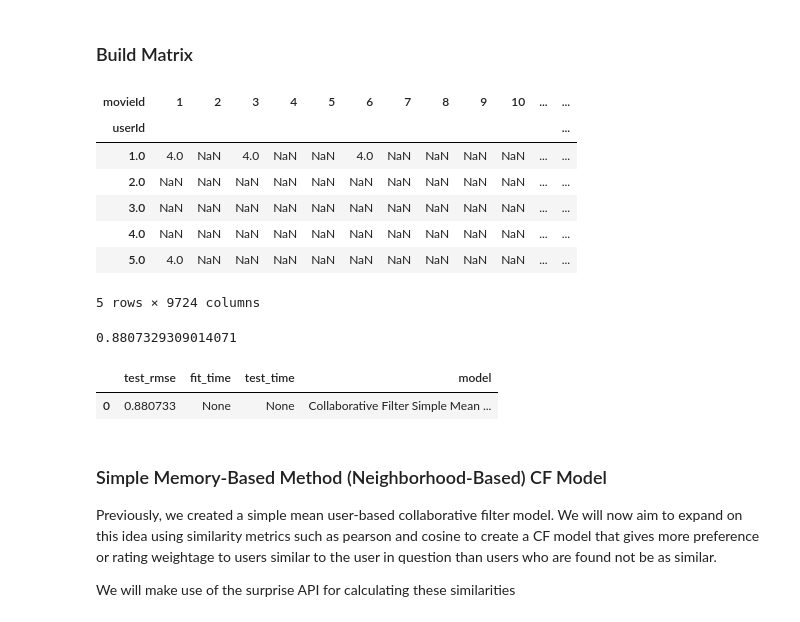
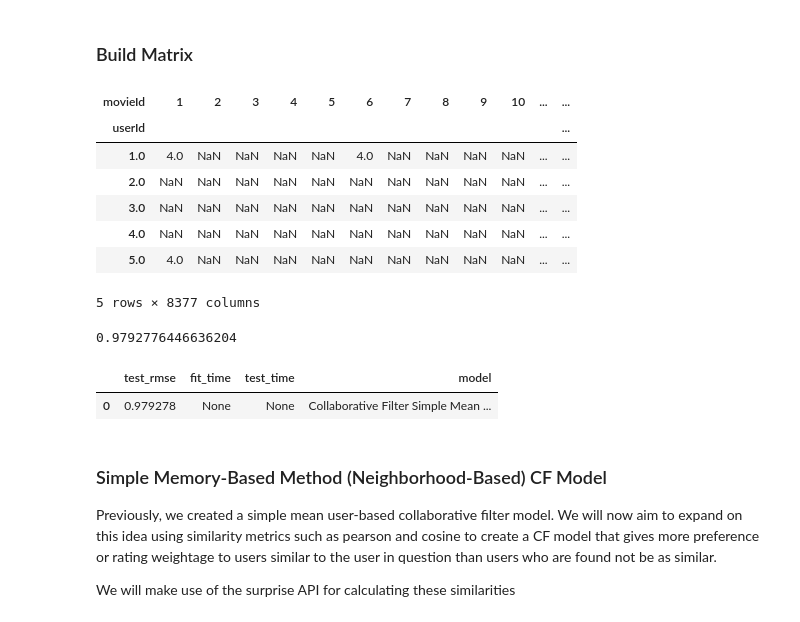
Before and after one commit to melvyg/Personalized-Movie-Recommendation-Sytem, a Jupyter notebook: 0-MovieLens_Recommendation_System.ipynb, the cells around one changed output. Cells and saved outputs as stored; diff of their text form; code cells hidden in the pictures.

```diff
--- a/0-MovieLens_Recommendation_System.ipynb
+++ b/0-MovieLens_Recommendation_System.ipynb
@@ -154,7 +154,7 @@ X = movieRatings_df.copy()
 y = movieRatings_df['userId']
 
 # Split into training and test datasets
-X_train, X_test, y_train, y_test = train_test_split(X,y,test_size=0.33)
+X_train, X_test, y_train, y_test = train_test_split(X,y,test_size=0.33, stratify=y)
 # %% [markdown]
 # Collaborative Filtering
 With our collaborative filter models, we will take a userId and a movieId and output a rating between 0.5 and 5.
@@ -233,19 +233,18 @@ In the case that movies are available in the test set and not training set, we w
 # %% [markdown]
 ### Build Matrix
 # %%
-# ratings_matrix = X_train.pivot_table(values='rating',index='userId',columns='movieId')
-ratings_matrix = movieRatings_df.pivot_table(values='rating',index='userId',columns='movieId')
+ratings_matrix = X_train.pivot_table(values='rating',index='userId',columns='movieId')
 
 ratings_matrix.head()
 # %% [output]
 | movieId | 1 | 2 | 3 | 4 | 5 | 6 | 7 | 8 | 9 | 10 | ... | ... |
 | userId |  |  |  |  |  |  |  |  |  |  |  | ... |
-| 1.0 | 4.0 | NaN | 4.0 | NaN | NaN | 4.0 | NaN | NaN | NaN | NaN | ... | ... |
+| 1.0 | 4.0 | NaN | NaN | NaN | NaN | 4.0 | NaN | NaN | NaN | NaN | ... | ... |
 | 2.0 | NaN | NaN | NaN | NaN | NaN | NaN | NaN | NaN | NaN | NaN | ... | ... |
 | 3.0 | NaN | NaN | NaN | NaN | NaN | NaN | NaN | NaN | NaN | NaN | ... | ... |
 | 4.0 | NaN | NaN | NaN | NaN | NaN | NaN | NaN | NaN | NaN | NaN | ... | ... |
 | 5.0 | 4.0 | NaN | NaN | NaN | NaN | NaN | NaN | NaN | NaN | NaN | ... | ... |
-5 rows × 9724 columns
+5 rows × 8377 columns
 # %%
 def score(cf_model):
 
@@ -279,7 +278,7 @@ cf_mean_score = score(cf_mean_model)
 
 print(cf_mean_score)
 # %% [output]
-0.8807329309014071
+0.9792776446636204
 # %%
 # Save collaborative mean model to concat and compare with other model results
 cfMeanModel_df = pd.DataFrame( {'test_rmse':[cf_mean_score],
@@ -290,7 +289,7 @@ cfMeanModel_df = pd.DataFrame( {'test_rmse':[cf_mean_score],
 cfMeanModel_df
 # %% [output]
 |  | test_rmse | fit_time | test_time | model |
-| 0 | 0.880733 | None | None | Collaborative Filter Simple Mean ... |
+| 0 | 0.979278 | None | None | Collaborative Filter Simple Mean ... |
 # %% [markdown]
 ### Simple Memory-Based Method (Neighborhood-Based) CF Model
 Previously, we created a simple mean user-based collaborative filter model. We will now aim to expand on this idea using similarity metrics such as pearson and cosine to create a CF model that gives more preference or rating weightage to users similar to the user in question than users who are found not be as similar.
```
Also changed, not shown: parts of 16 cells of this notebook.
